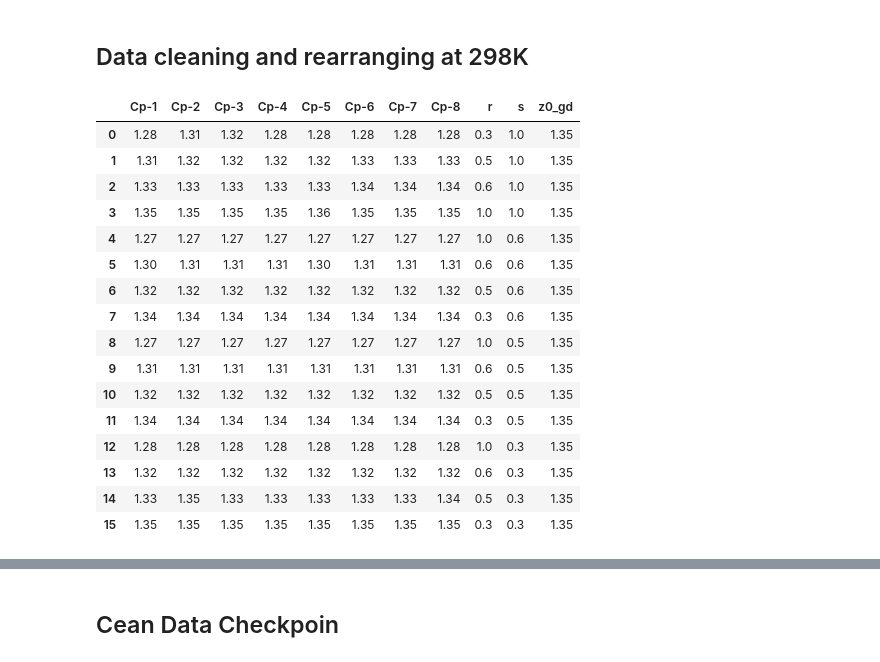
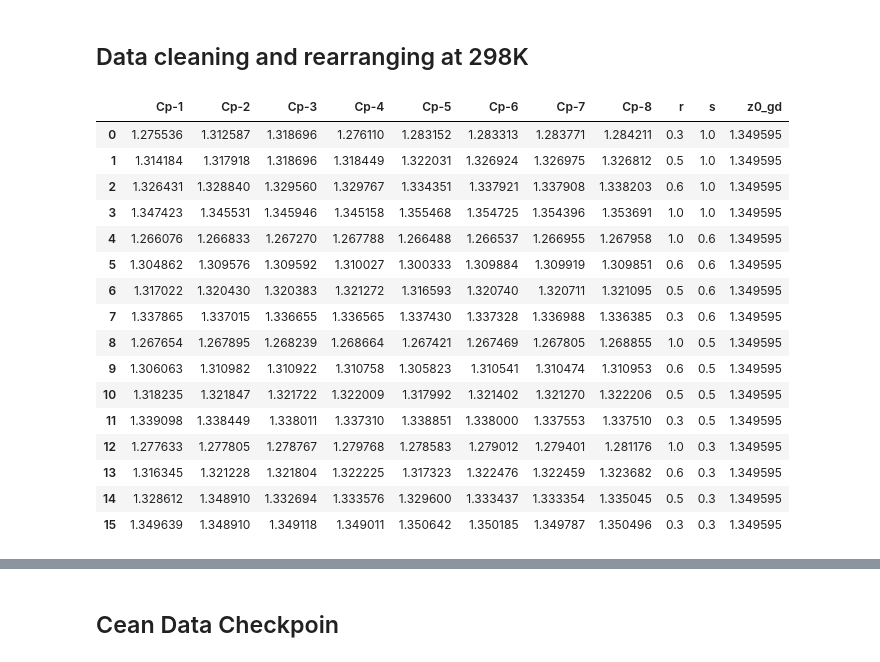
Before and after one commit to nirmalparmarphd/microDSC_error_prediction_ANN, a Jupyter notebook: data_prep.ipynb, the cells around one changed output, grey strips where cells are left out. Saved outputs shown, nothing was run; the diff lists cells and outputs as text; code cells hidden in the pictures.

```diff
--- a/data_prep.ipynb
+++ b/data_prep.ipynb
@@ -75,32 +82,31 @@ cp_data.head()
 # %%
 
 # keeping only data at room temperature 298K
 q = 298.15
 cp_data_rt1 = cp_data[cp_data['Temp[K]']<=q]
 cp_data_rt = cp_data_rt1[cp_data_rt1['Temp[K]']>=q]
 
 cp_data_rt = cp_data_rt.drop('Temp[K]', axis=1)
 cp_data_rt = cp_data_rt.reset_index(drop=True)
-cp_data_rt = np.round(cp_data_rt,2)
 cp_data_rt
 # %% [output]
 |  | Cp-1 | Cp-2 | Cp-3 | Cp-4 | Cp-5 | Cp-6 | Cp-7 | Cp-8 | r | s | z0_gd |
-| 0 | 1.28 | 1.31 | 1.32 | 1.28 | 1.28 | 1.28 | 1.28 | 1.28 | 0.3 | 1.0 | 1.35 |
-| 1 | 1.31 | 1.32 | 1.32 | 1.32 | 1.32 | 1.33 | 1.33 | 1.33 | 0.5 | 1.0 | 1.35 |
-| 2 | 1.33 | 1.33 | 1.33 | 1.33 | 1.33 | 1.34 | 1.34 | 1.34 | 0.6 | 1.0 | 1.35 |
-| 3 | 1.35 | 1.35 | 1.35 | 1.35 | 1.36 | 1.35 | 1.35 | 1.35 | 1.0 | 1.0 | 1.35 |
-| 4 | 1.27 | 1.27 | 1.27 | 1.27 | 1.27 | 1.27 | 1.27 | 1.27 | 1.0 | 0.6 | 1.35 |
-| 5 | 1.30 | 1.31 | 1.31 | 1.31 | 1.30 | 1.31 | 1.31 | 1.31 | 0.6 | 0.6 | 1.35 |
-| 6 | 1.32 | 1.32 | 1.32 | 1.32 | 1.32 | 1.32 | 1.32 | 1.32 | 0.5 | 0.6 | 1.35 |
-| 7 | 1.34 | 1.34 | 1.34 | 1.34 | 1.34 | 1.34 | 1.34 | 1.34 | 0.3 | 0.6 | 1.35 |
-| 8 | 1.27 | 1.27 | 1.27 | 1.27 | 1.27 | 1.27 | 1.27 | 1.27 | 1.0 | 0.5 | 1.35 |
-| 9 | 1.31 | 1.31 | 1.31 | 1.31 | 1.31 | 1.31 | 1.31 | 1.31 | 0.6 | 0.5 | 1.35 |
-| 10 | 1.32 | 1.32 | 1.32 | 1.32 | 1.32 | 1.32 | 1.32 | 1.32 | 0.5 | 0.5 | 1.35 |
-| 11 | 1.34 | 1.34 | 1.34 | 1.34 | 1.34 | 1.34 | 1.34 | 1.34 | 0.3 | 0.5 | 1.35 |
-| 12 | 1.28 | 1.28 | 1.28 | 1.28 | 1.28 | 1.28 | 1.28 | 1.28 | 1.0 | 0.3 | 1.35 |
-| 13 | 1.32 | 1.32 | 1.32 | 1.32 | 1.32 | 1.32 | 1.32 | 1.32 | 0.6 | 0.3 | 1.35 |
-| 14 | 1.33 | 1.35 | 1.33 | 1.33 | 1.33 | 1.33 | 1.33 | 1.34 | 0.5 | 0.3 | 1.35 |
-| 15 | 1.35 | 1.35 | 1.35 | 1.35 | 1.35 | 1.35 | 1.35 | 1.35 | 0.3 | 0.3 | 1.35 |
+| 0 | 1.275536 | 1.312587 | 1.318696 | 1.276110 | 1.283152 | 1.283313 | 1.283771 | 1.284211 | 0.3 | 1.0 | 1.349595 |
+| 1 | 1.314184 | 1.317918 | 1.318696 | 1.318449 | 1.322031 | 1.326924 | 1.326975 | 1.326812 | 0.5 | 1.0 | 1.349595 |
+| 2 | 1.326431 | 1.328840 | 1.329560 | 1.329767 | 1.334351 | 1.337921 | 1.337908 | 1.338203 | 0.6 | 1.0 | 1.349595 |
+| 3 | 1.347423 | 1.345531 | 1.345946 | 1.345158 | 1.355468 | 1.354725 | 1.354396 | 1.353691 | 1.0 | 1.0 | 1.349595 |
+| 4 | 1.266076 | 1.266833 | 1.267270 | 1.267788 | 1.266488 | 1.266537 | 1.266955 | 1.267958 | 1.0 | 0.6 | 1.349595 |
+| 5 | 1.304862 | 1.309576 | 1.309592 | 1.310027 | 1.300333 | 1.309884 | 1.309919 | 1.309851 | 0.6 | 0.6 | 1.349595 |
+| 6 | 1.317022 | 1.320430 | 1.320383 | 1.321272 | 1.316593 | 1.320740 | 1.320711 | 1.321095 | 0.5 | 0.6 | 1.349595 |
+| 7 | 1.337865 | 1.337015 | 1.336655 | 1.336565 | 1.337430 | 1.337328 | 1.336988 | 1.336385 | 0.3 | 0.6 | 1.349595 |
+| 8 | 1.267654 | 1.267895 | 1.268239 | 1.268664 | 1.267421 | 1.267469 | 1.267805 | 1.268855 | 1.0 | 0.5 | 1.349595 |
+| 9 | 1.306063 | 1.310982 | 1.310922 | 1.310758 | 1.305823 | 1.310541 | 1.310474 | 1.310953 | 0.6 | 0.5 | 1.349595 |
+| 10 | 1.318235 | 1.321847 | 1.321722 | 1.322009 | 1.317992 | 1.321402 | 1.321270 | 1.322206 | 0.5 | 0.5 | 1.349595 |
+| 11 | 1.339098 | 1.338449 | 1.338011 | 1.337310 | 1.338851 | 1.338000 | 1.337553 | 1.337510 | 0.3 | 0.5 | 1.349595 |
+| 12 | 1.277633 | 1.277805 | 1.278767 | 1.279768 | 1.278583 | 1.279012 | 1.279401 | 1.281176 | 1.0 | 0.3 | 1.349595 |
+| 13 | 1.316345 | 1.321228 | 1.321804 | 1.322225 | 1.317323 | 1.322476 | 1.322459 | 1.323682 | 0.6 | 0.3 | 1.349595 |
+| 14 | 1.328612 | 1.348910 | 1.332694 | 1.333576 | 1.329600 | 1.333437 | 1.333354 | 1.335045 | 0.5 | 0.3 | 1.349595 |
+| 15 | 1.349639 | 1.348910 | 1.349118 | 1.349011 | 1.350642 | 1.350185 | 1.349787 | 1.350496 | 0.3 | 0.3 | 1.349595 |
 # %%
 cp_only = cp_data_rt.iloc[:,0:8]
 cp_one_clm = pd.Series(cp_only.values.ravel('F'))
```
Also changed, not shown: parts of 20 cells of this notebook, 8 other files.
